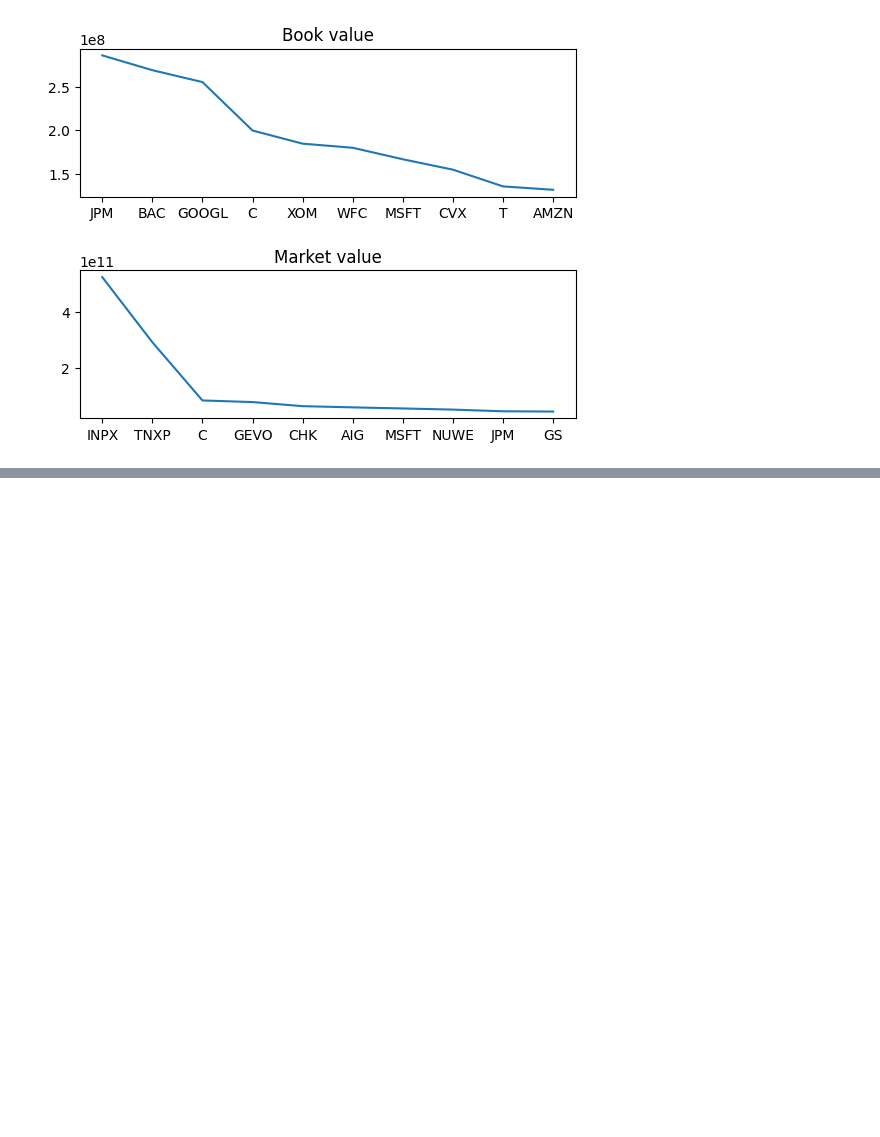
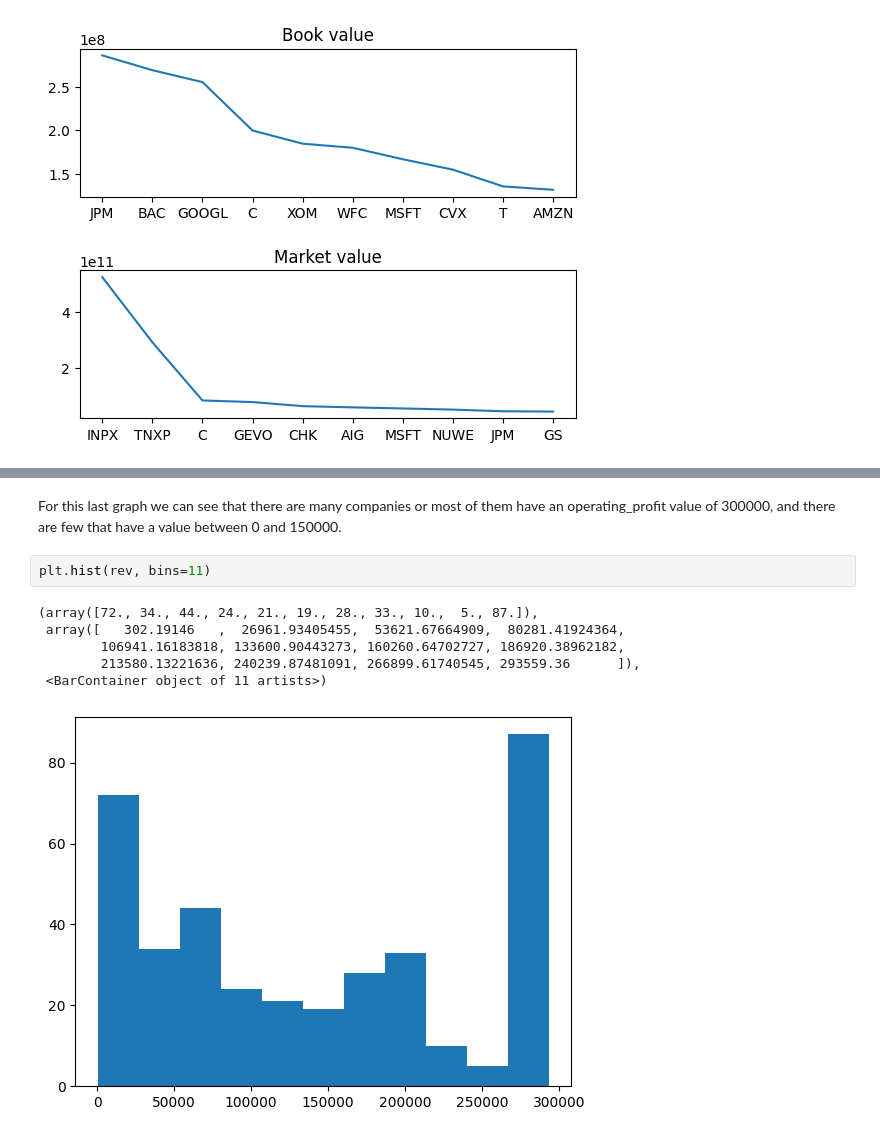
Before and after one commit to AntonioBobadilla/Retroalimentacion1-IA, a Jupyter notebook: script.ipynb, the cells around one changed output, grey strips where cells are left out. Cells and saved outputs as stored; diff of their text form; blank space fills up the shorter version.

```diff
--- a/script.ipynb
+++ b/script.ipynb
@@ -359,0 +649,11 @@ fig.subplots_adjust(hspace=.5)
+# %% [markdown]
+For this last graph we can see that there are many companies or most of them have an operating_profit value of 300000, and there are few that have a value between 0 and 150000.
+# %%
+plt.hist(rev, bins=11)
+# %% [output]
+(array([72., 34., 44., 24., 21., 19., 28., 33., 10.,  5., 87.]),
+ array([   302.19146   ,  26961.93405455,  53621.67664909,  80281.41924364,
+        106941.16183818, 133600.90443273, 160260.64702727, 186920.38962182,
+        213580.13221636, 240239.87481091, 266899.61740545, 293559.36      ]),
+ <BarContainer object of 11 artists>)
+[figure, added]
```
Also changed, not shown: parts of 54 cells of this notebook.
